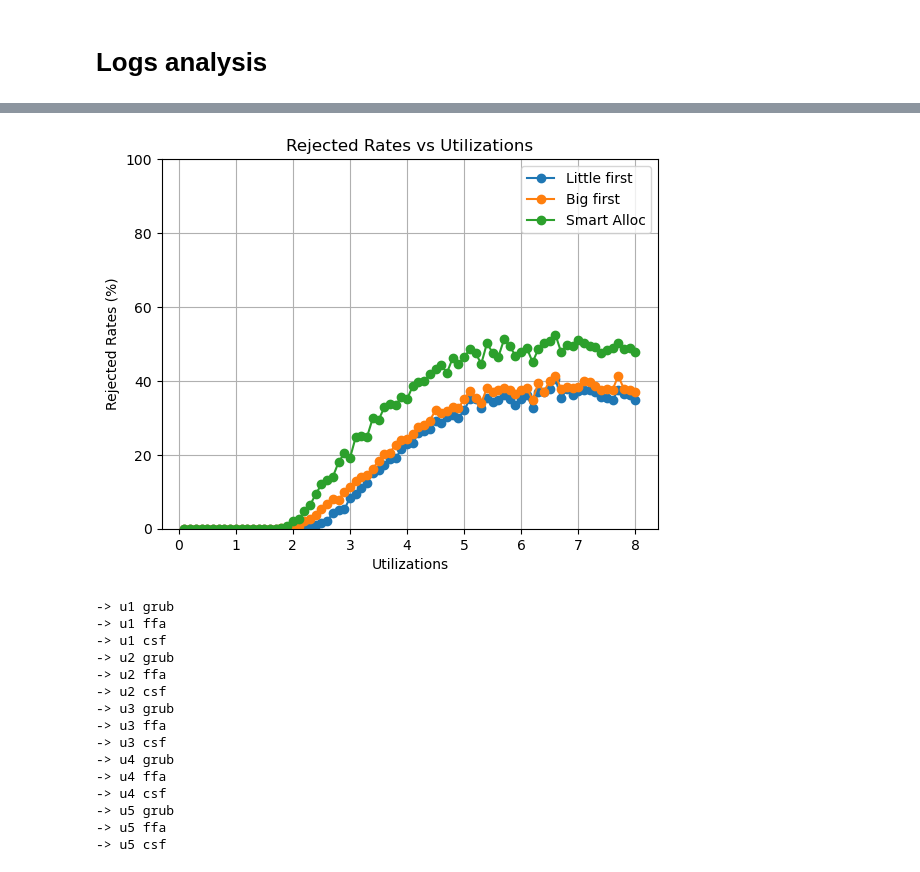
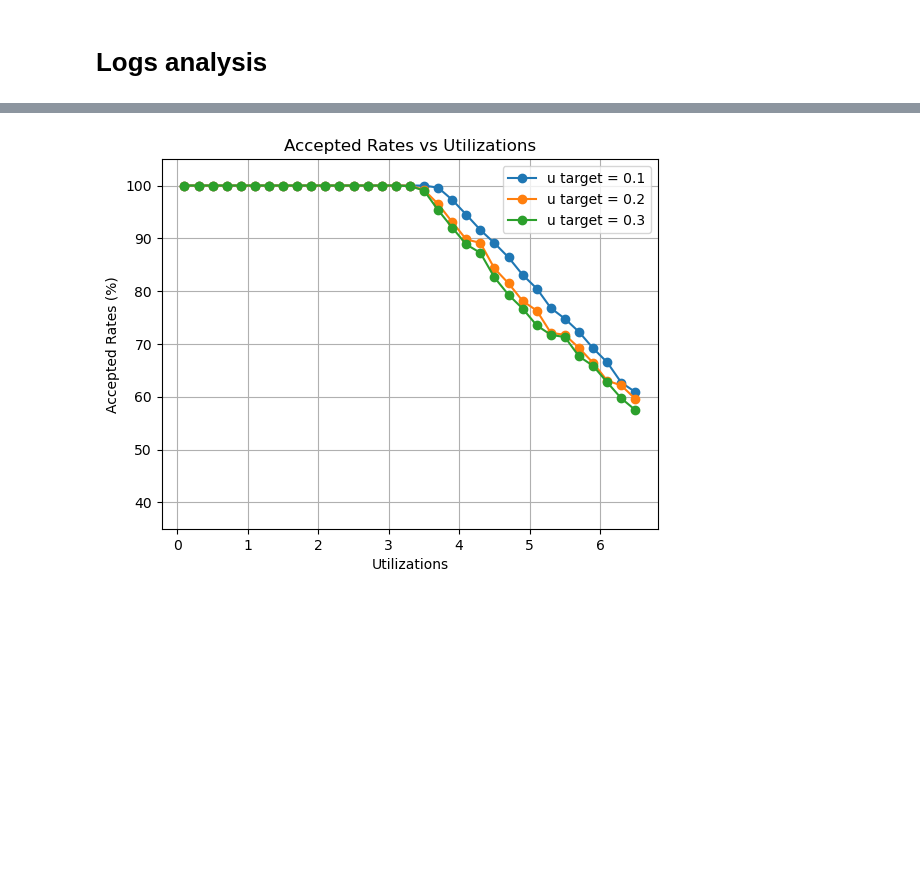
Before and after one commit to fillien/schedsim, a Jupyter notebook: test-allocators.ipynb, the cells around one changed output, grey strips where cells are left out. Cells and saved outputs as stored; diff of their text form; code cells hidden in the pictures; blank space fills up the shorter version.

```diff
--- a/test-allocators.ipynb
+++ b/test-allocators.ipynb
@@ -230,50 +336,33 @@ for alloc in ["little_first", "big_first", "smart_ass"]:
-# %%
-fig, ax = plt.subplots()
-ax.plot(rejected_rates["little_first"]["grub"]["utilizations"], rejected_rates["little_first"]["grub"]["rejected-rates"] * 100, label="Little first", marker='o')
-ax.plot(rejected_rates["little_first"]["grub"]["utilizations"], rejected_rates["big_first"]["grub"]["rejected-rates"] * 100, label="Big first", marker='o')
-ax.plot(rejected_rates["little_first"]["grub"]["utilizations"], rejected_rates["smart_ass"]["grub"]["rejected-rates"] * 100, label="Smart Alloc", marker='o')
-ax.set_ylim(0, 100)
-ax.set_xlabel("Utilizations")
-ax.set_ylabel("Rejected Rates (%)")
-ax.set_title("Rejected Rates vs Utilizations")
-plt.legend()
-plt.grid(True)
-plt.show()
-# %% [output]
-[figure, removed]
-# %%
-for plat in ["u1", "u2", "u3", "u4", "u5"]:
-    for sched in ["grub", "ffa", "csf"]:
-        print(f"-> {plat} {sched}")
-        sim.simul(DIR, "smart_ass", sched, f"./platforms/exynos5422_{plat}.json", f"{DIR}_{plat}_logs")
-# %% [output]
--> u1 grub
--> u1 ffa
--> u1 csf
--> u2 grub
--> u2 ffa
--> u2 csf
--> u3 grub
--> u3 ffa
--> u3 csf
--> u4 grub
--> u4 ffa
--> u4 csf
--> u5 grub
--> u5 ffa
--> u5 csf
 # %%
 def compute_migrated(logs_dir):
-    args = [SCHEDVIEW, "--platform", PLATFORM, "-d", logs_dir, "--index", "--cluster_migration", "--arrivals"]
+    args = [SCHEDVIEW, "--platform", PLATFORM, "-d", logs_dir, "--index", "--cmigration", "--arrivals"]
     df = pl.read_csv(StringIO(subprocess.run(args, capture_output=True, text=True, check=True).stdout), separator=';')
-    return df.with_columns((pl.col("cluster_migration") / pl.col("arrivals")).alias("migration-rates")).select(pl.col("migration-rates")).mean()
+    return df.with_columns((pl.col("cmigration") / pl.col("arrivals")).alias("migration-rates")).select(pl.col("migration-rates")).mean()
+
+alloc = "smart_ass"
+sched = "grub"
 
 migration_rates = {}
-for alloc in ["little_first", "big_first", "smart_ass"]:
-    migration_rates[alloc] = {}
-    for sched in ["grub", "ffa", "csf"]:
+for target in targets:
+    migration_rates[target] = {}
+    for sched in ["grub"]:
         migration_df = []
-        for i in range(1, 81):
-            migration_df.append(compute_migrated(f"{DIR}_logs_{alloc}_{sched}/{i}").with_columns(utilizations=i/10))
+        util_steps = range(1, int(UTILIZATION*10)+1, 2)
+        for i in util_steps:
+            migration_df.append(compute_migrated(f"{DIR}_logs_{alloc}_{sched}_{target}/{i}").with_columns(utilizations=i/10))
 
-        migration_rates[alloc][sched] = pl.concat(migration_df)
+        migration_rates[target] = pl.concat(migration_df)
+
+fig, ax = plt.subplots()
+for target in targets:
+    ax.plot(accepted_rates[target]["utilizations"], accepted_rates[target]["accepted-rates"] * 100, label=f"u target = {str(target)}", marker='o')
+
+ax.set_ylim(35, 105)
+ax.set_xlabel("Utilizations")
+ax.set_ylabel("Accepted Rates (%)")
+ax.set_title("Accepted Rates vs Utilizations")
+plt.legend()
+plt.grid(True)
+plt.show()
+# %% [output]
+[figure, added]
```
Also changed, not shown: parts of 10 cells of this notebook, 4 other files.
